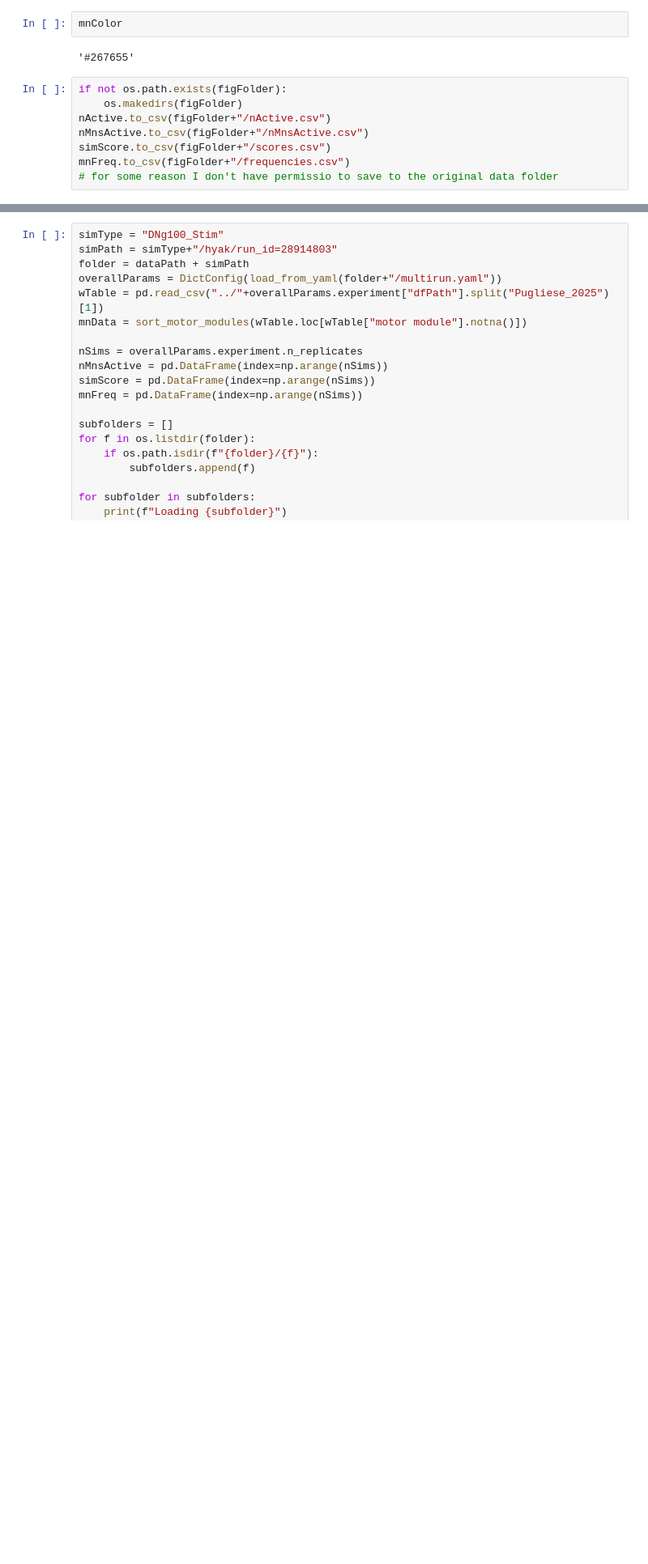
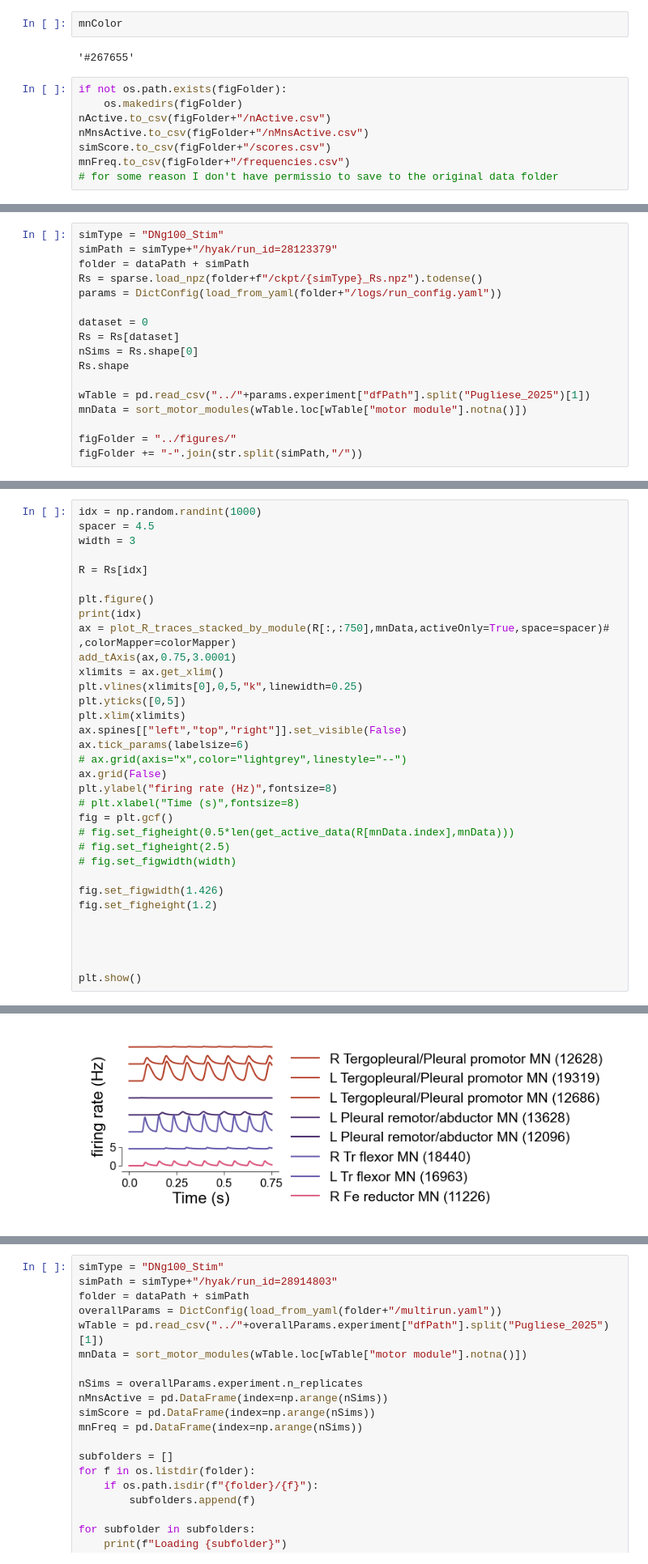
Before and after one commit to smpuglie/Pugliese_cpg_2025, a Jupyter notebook: notebooks/Figure 2.ipynb, the cells around one changed output, grey strips where cells are left out. Shown at 81% size. Cells and saved outputs as stored; diff of their text form; blank space fills up the shorter version.

Commit message:
continuing to adjust figures

```diff
--- a/notebooks/Figure 2.ipynb
+++ b/notebooks/Figure 2.ipynb
@@ -547,0 +563,17 @@ mnFreq.to_csv(figFolder+"/frequencies.csv")
+# %%
+simType = "DNg100_Stim"
+simPath = simType+"/hyak/run_id=28123379"
+folder = dataPath + simPath
+Rs = sparse.load_npz(folder+f"/ckpt/{simType}_Rs.npz").todense()
+params = DictConfig(load_from_yaml(folder+"/logs/run_config.yaml"))
+
+dataset = 0
+Rs = Rs[dataset]
+nSims = Rs.shape[0]
+Rs.shape
+
+wTable = pd.read_csv("../"+params.experiment["dfPath"].split("Pugliese_2025")[1])
+mnData = sort_motor_modules(wTable.loc[wTable["motor module"].notna()])
+
+figFolder = "../figures/"
+figFolder += "-".join(str.split(simPath,"/"))
@@ -547,0 +584,34 @@ mnFreq.to_csv(figFolder+"/frequencies.csv")
+# %%
+idx = np.random.randint(1000)
+spacer = 4.5
+width = 3
+
+R = Rs[idx]
+
+plt.figure()
+print(idx)
+ax = plot_R_traces_stacked_by_module(R[:,:750],mnData,activeOnly=True,space=spacer)# ,colorMapper=colorMapper)
+add_tAxis(ax,0.75,3.0001)
+xlimits = ax.get_xlim()
+plt.vlines(xlimits[0],0,5,"k",linewidth=0.25)
+plt.yticks([0,5])
+plt.xlim(xlimits)
+ax.spines[["left","top","right"]].set_visible(False)
+ax.tick_params(labelsize=6)
+# ax.grid(axis="x",color="lightgrey",linestyle="--")
+ax.grid(False)
+plt.ylabel("firing rate (Hz)",fontsize=8)
+# plt.xlabel("Time (s)",fontsize=8)
+fig = plt.gcf()
+# fig.set_figheight(0.5*len(get_active_data(R[mnData.index],mnData)))
+# fig.set_figheight(2.5)
+# fig.set_figwidth(width)
+
+fig.set_figwidth(1.426)
+fig.set_figheight(1.2)
+
+
+
+
+plt.show()
+# %% [output]
@@ -547,0 +619 @@ mnFreq.to_csv(figFolder+"/frequencies.csv")
+[figure, added]
```
Also changed, not shown: parts of 30 cells of this notebook, 17 other files.
